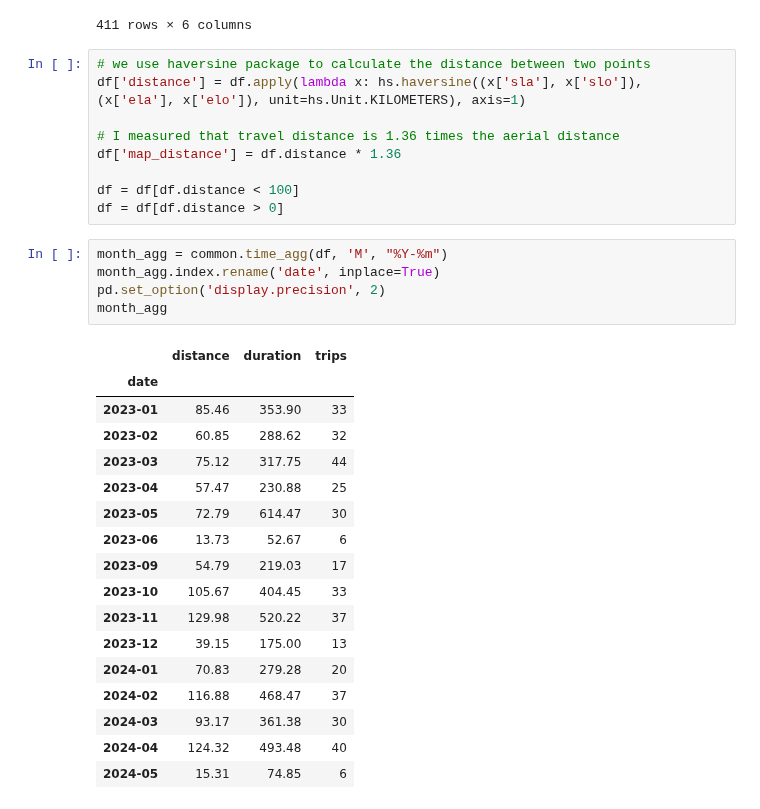
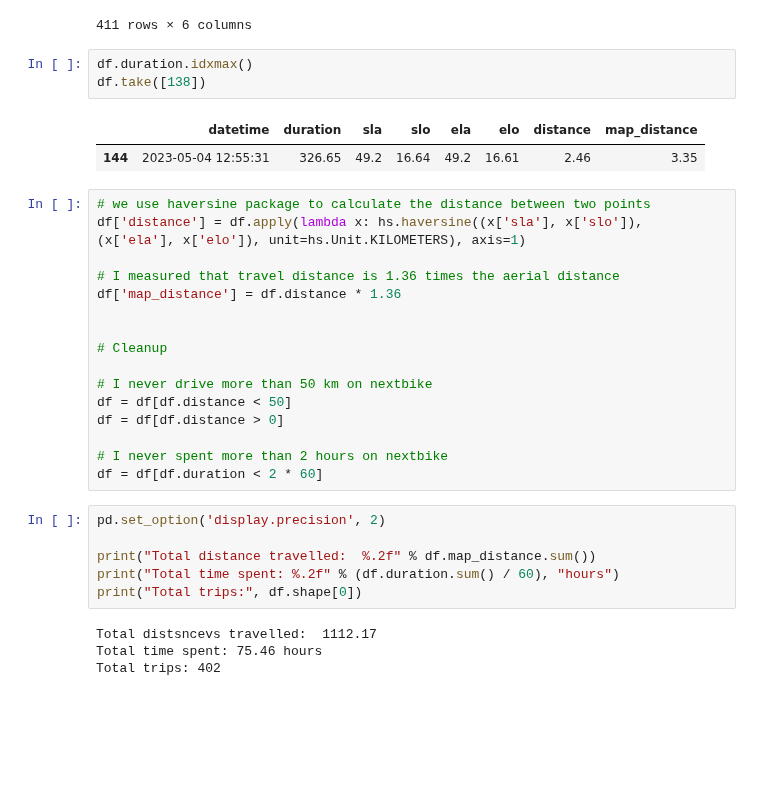
Before and after one commit to t0mk/nextbike_activity_analysis, a Jupyter notebook: analysis.ipynb, the cells around one changed output. Drawn from its saved outputs; the diff is of its cells as text; blank space fills up the shorter version.

```diff
--- a/analysis.ipynb
+++ b/analysis.ipynb
@@ -21,6 +21,12 @@ df
 | 409 | 2024-05-08 10:14:22 | 11.533333 | 49.195861 | 16.650252 | 49.200186 | 16.631748 |
 | 410 | 2024-05-09 09:45:04 | 23.033333 | 49.198745 | 16.646056 | 49.195342 | 16.608678 |
 411 rows × 6 columns
+# %%
+df.duration.idxmax()
+df.take([138])
+# %% [output]
+|  | datetime | duration | sla | slo | ela | elo | distance | map_distance |
+| 144 | 2023-05-04 12:55:31 | 326.65 | 49.2 | 16.64 | 49.2 | 16.61 | 2.46 | 3.35 |
 # %%
 # we use haversine package to calculate the distance between two points
 df['distance'] = df.apply(lambda x: hs.haversine((x['sla'], x['slo']), (x['ela'], x['elo']), unit=hs.Unit.KILOMETERS), axis=1)
@@ -28,31 +34,25 @@ df['distance'] = df.apply(lambda x: hs.haversine((x['sla'], x['slo']), (x['ela']
 # I measured that travel distance is 1.36 times the aerial distance
 df['map_distance'] = df.distance * 1.36
 
-df = df[df.distance < 100]
+
+# Cleanup
+
+# I never drive more than 50 km on nextbike
+df = df[df.distance < 50]
 df = df[df.distance > 0]
+
+# I never spent more than 2 hours on nextbike
+df = df[df.duration < 2 * 60]
-# %%
-month_agg = common.time_agg(df, 'M', "%Y-%m")
-month_agg.index.rename('date', inplace=True)
-pd.set_option('display.precision', 2)
-month_agg
-# %% [output]
-|  | distance | duration | trips |
-| date |  |  |  |
-| 2023-01 | 85.46 | 353.90 | 33 |
-| 2023-02 | 60.85 | 288.62 | 32 |
-| 2023-03 | 75.12 | 317.75 | 44 |
-| 2023-04 | 57.47 | 230.88 | 25 |
-| 2023-05 | 72.79 | 614.47 | 30 |
-| 2023-06 | 13.73 | 52.67 | 6 |
-| 2023-09 | 54.79 | 219.03 | 17 |
-| 2023-10 | 105.67 | 404.45 | 33 |
-| 2023-11 | 129.98 | 520.22 | 37 |
-| 2023-12 | 39.15 | 175.00 | 13 |
-| 2024-01 | 70.83 | 279.28 | 20 |
-| 2024-02 | 116.88 | 468.47 | 37 |
-| 2024-03 | 93.17 | 361.38 | 30 |
-| 2024-04 | 124.32 | 493.48 | 40 |
-| 2024-05 | 15.31 | 74.85 | 6 |
+# %%
+pd.set_option('display.precision', 2)
+
+print("Total distance travelled:  %.2f" % df.map_distance.sum())
+print("Total time spent: %.2f" % (df.duration.sum() / 60), "hours")
+print("Total trips:", df.shape[0])
+# %% [output]
+Total distsncevs travelled:  1112.17
+Total time spent: 75.46 hours
+Total trips: 402
 # %%
 day_agg = common.time_agg(df, 'D', "%Y-%m-%d")
 day_agg.index.rename('date', inplace=True)
```
Also changed, not shown: parts of 7 cells of this notebook, 2 other files.
